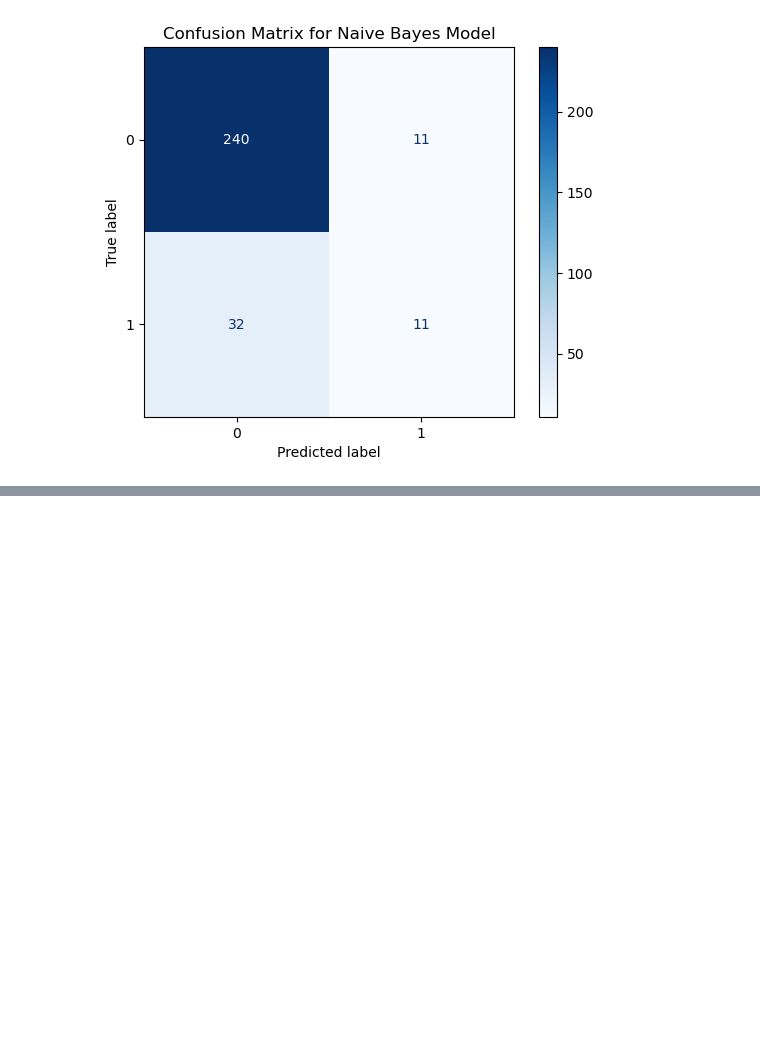
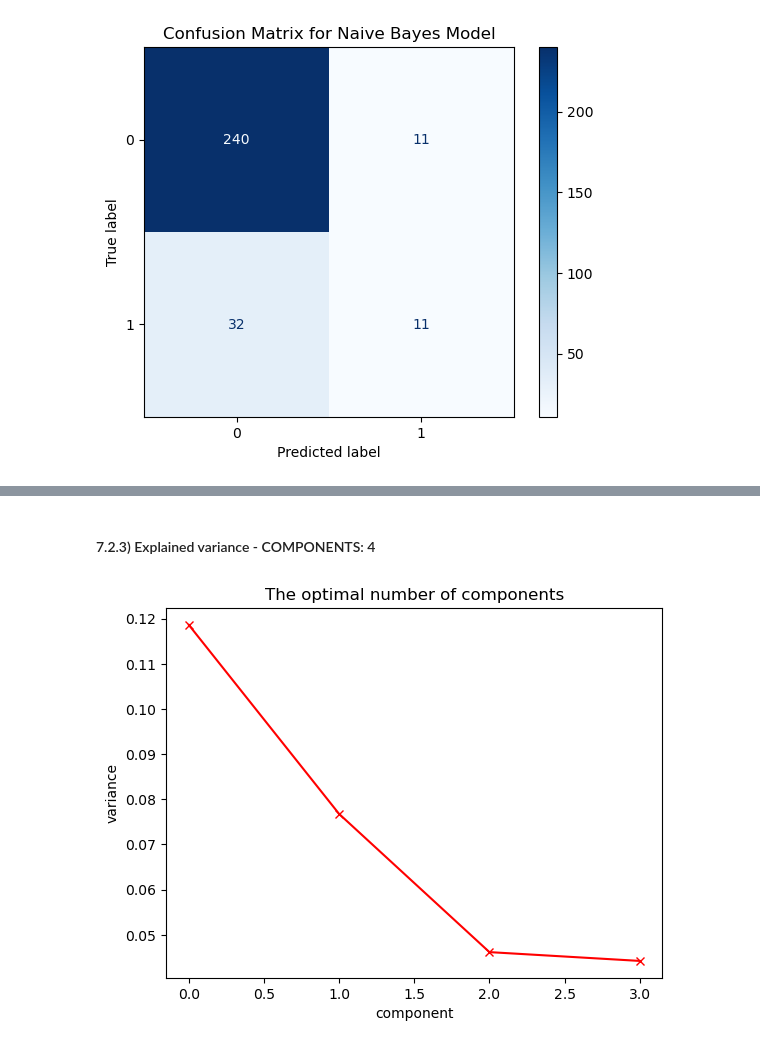
Before and after one commit to TRossen89/BI_MP_Assignments, a Jupyter notebook: MP4_Machine_learning_for_analysis_and_prediction_of_attrition.ipynb, the cells around one changed output, grey strips where cells are left out. Cells and saved outputs as stored; diff of their text form; code cells hidden in the pictures; blank space fills up the shorter version.

```diff
--- a/MP4_Machine_learning_for_analysis_and_prediction_of_attrition.ipynb
+++ b/MP4_Machine_learning_for_analysis_and_prediction_of_attrition.ipynb
@@ -574,0 +699,4 @@ plt.show()
+# %%
+# Data with Attrition
+pca_clust = PCA(n_components=4)
+pca_data_clust = pca_clust.fit_transform(array_of_data_clust)
@@ -574,0 +723,13 @@ plt.show()
+# %% [markdown]
+#### 7.2.3) Explained variance - COMPONENTS: 4
+# %%
+explained_variance_clust = pca_clust.explained_variance_ratio_
+explained_variance_clust_2 = pca_clust_2.explained_variance_ratio_
+# %%
+plt.plot(explained_variance_clust, 'bx-', c='red')
+plt.xlabel('component')
+plt.ylabel('variance')
+plt.title('The optimal number of components')
+plt.show()
+# %% [output]
+[figure, added]
```
Also changed, not shown: parts of 50 cells of this notebook.
